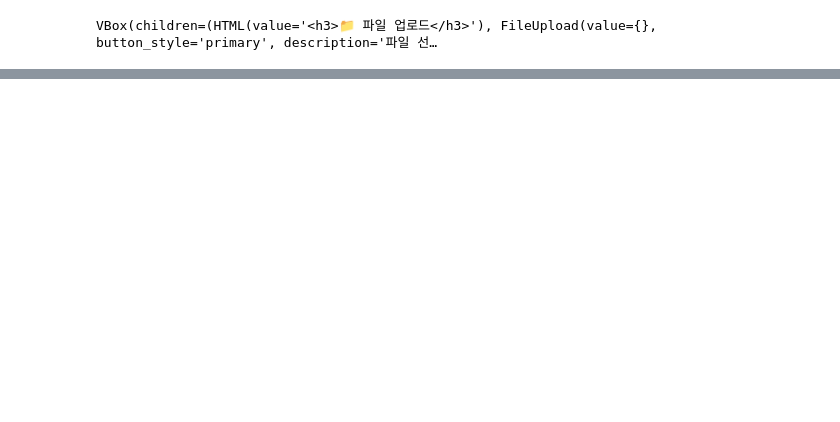
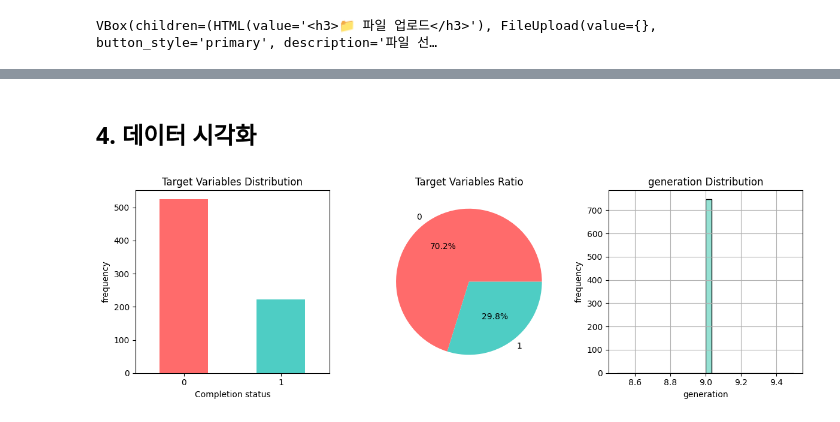
Before and after one commit to skskskskdus/bda_completion_-prediction, a Jupyter notebook: baseline.ipynb, the cells around one changed output, grey strips where cells are left out. Cells and saved outputs as stored; diff of their text form; code cells hidden in the pictures; blank space fills up the shorter version.

```diff
--- a/baseline.ipynb
+++ b/baseline.ipynb
@@ -96,0 +214,13 @@ drwxr-xr-x 1 root root   4096 Jan 28 08:49 ../
+# %%
+# 타겟 변수 확인
+if 'completion' in train.columns:
+    target_col = 'completion'
+elif 'target' in train.columns:
+    target_col = 'target'
+else:
+    target_col = train.columns[-1]
+
+print(f"타겟 컬럼: {target_col}")
+print("\n[타겟 변수 분포]")
+print(train[target_col].value_counts())
+print(f"\n수료율: {train[target_col].mean()*100:.2f}%")
@@ -96,0 +237,38 @@ drwxr-xr-x 1 root root   4096 Jan 28 08:49 ../
+# %% [markdown]
+## 4. 데이터 시각화
+# %%
+# 타겟 변수 분포 시각화
+plt.figure(figsize=(12, 4))
+
+plt.subplot(1, 3, 1)
+train[target_col].value_counts().plot(kind='bar', color=['#FF6B6B', '#4ECDC4'])
+#plt.title('타겟 변수 분포')
+plt.title('Target Variables Distribution')
+#plt.xlabel('수료 여부')
+plt.xlabel('Completion status')
+#plt.ylabel('빈도')
+plt.ylabel('frequency')
+plt.xticks(rotation=0)
+
+plt.subplot(1, 3, 2)
+train[target_col].value_counts().plot(kind='pie', autopct='%1.1f%%', colors=['#FF6B6B', '#4ECDC4'])
+#plt.title('타겟 변수 비율')
+plt.title('Target Variables Ratio')
+plt.ylabel('')
+
+# 수치형 변수 분포
+numeric_cols = train.select_dtypes(include=[np.number]).columns.tolist()
+if target_col in numeric_cols:
+    numeric_cols.remove(target_col)
+
+if len(numeric_cols) > 0:
+    plt.subplot(1, 3, 3)
+    train[numeric_cols[0]].hist(bins=30, color='#95E1D3', edgecolor='black')
+    plt.title(f'{numeric_cols[0]} Distribution')
+    plt.xlabel(numeric_cols[0])
+    plt.ylabel('frequency')
+
+plt.tight_layout()
+plt.show()
+# %% [output]
+[figure, added]
```
Also changed, not shown: parts of 33 cells of this notebook.
